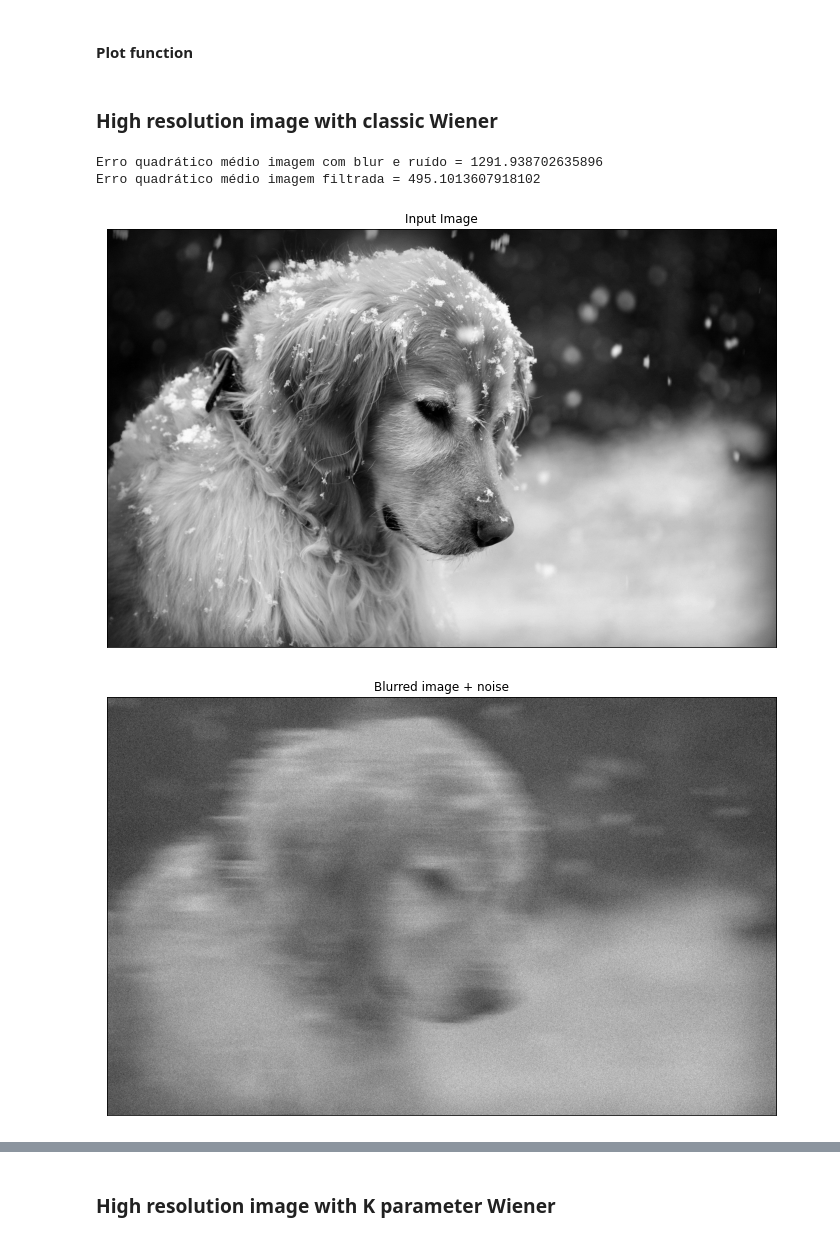
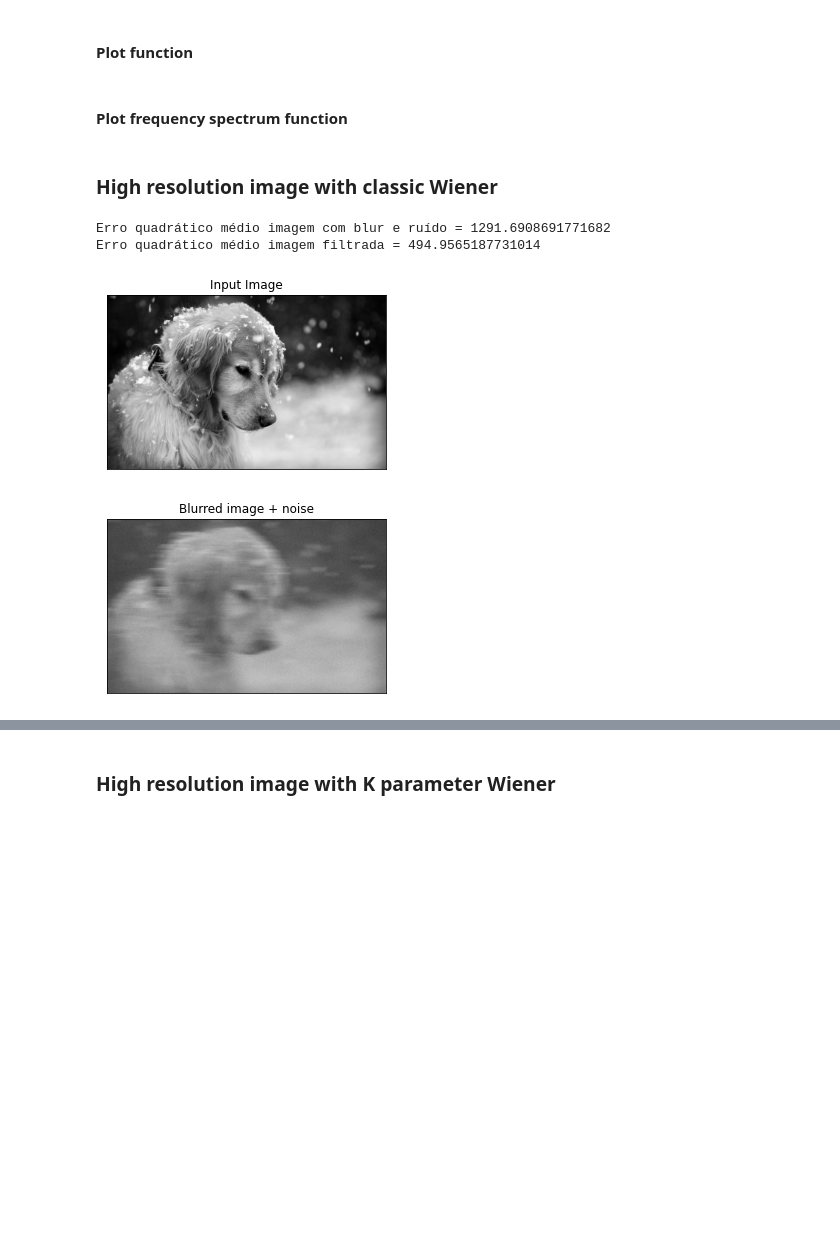
Before and after one commit to coimbra574/ImageDenoising, a Jupyter notebook: project.ipynb, the cells around one changed output, grey strips where cells are left out. Cells and saved outputs as stored; diff of their text form; code cells hidden in the pictures; blank space fills up the shorter version.

```diff
--- a/project.ipynb
+++ b/project.ipynb
@@ -126,3 +127,7 @@ def test_wiener_filter(x, wiener_type, K, kernel_size, noise_var, noise_factor,
     plt.title('Filtered image'), plt.xticks([]), plt.yticks([])
 
     plt.show()
+
+    return estimated_x, y
+# %% [markdown]
+#### Plot frequency spectrum function
@@ -131,10 +162,9 @@ def test_wiener_filter(x, wiener_type, K, kernel_size, noise_var, noise_factor,
 # %%
 # Load image
 x = cv.imread('./Images/dog.jpeg',0)
-
-test_wiener_filter(x, wiener_type=0, K=0, kernel_size=100, noise_var=900, noise_factor=1, noisy_image=None)
+(estimated_x, y) = test_wiener_filter(x, wiener_type=0, K=0, kernel_size=100, noise_var=900, noise_factor=1, figsize=(5,5))
 # %% [output]
-Erro quadrático médio imagem com blur e ruído = 1291.938702635896
-Erro quadrático médio imagem filtrada = 495.1013607918102
+Erro quadrático médio imagem com blur e ruído = 1291.6908691771682
+Erro quadrático médio imagem filtrada = 494.9565187731014
-[figure, old version]
+[figure, new version]
-[figure, old version]
+[figure, new version]
```
Also changed, not shown: parts of 10 cells of this notebook.
